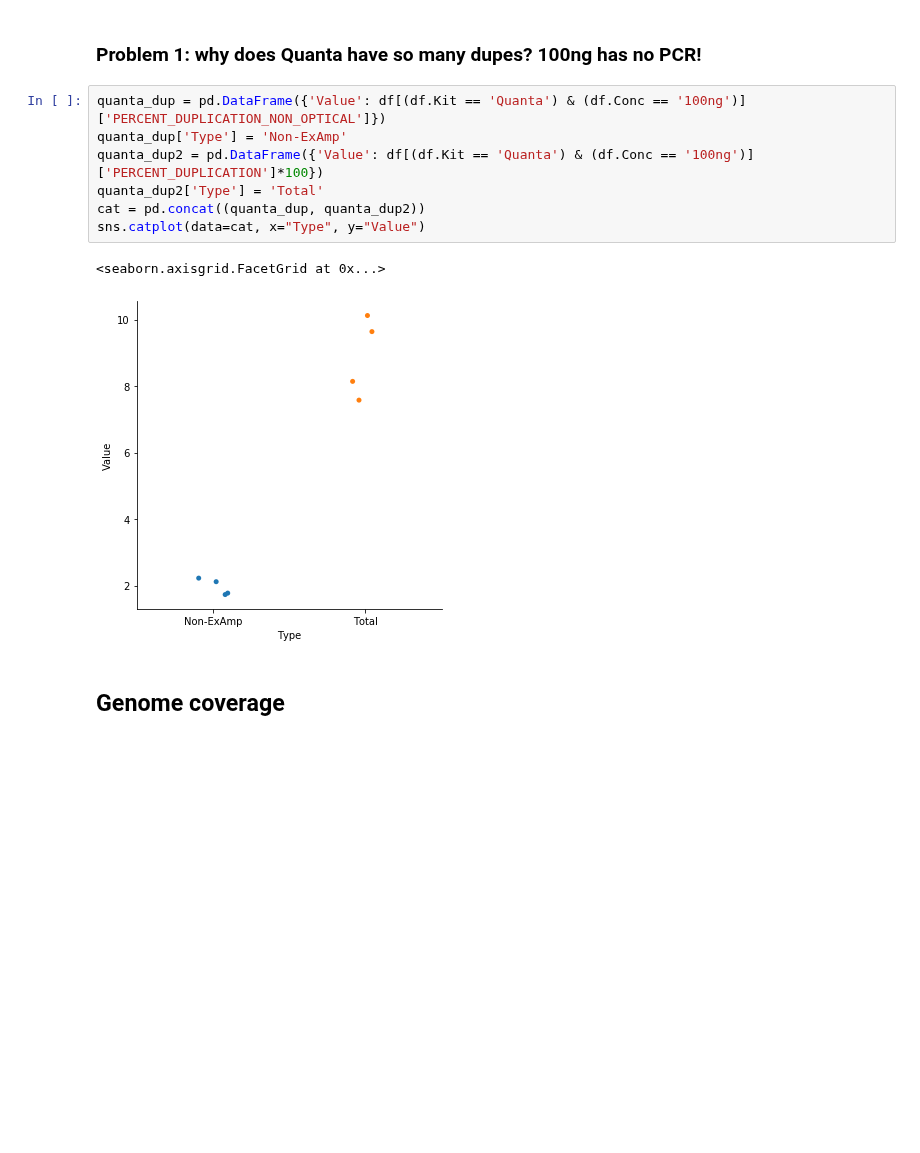
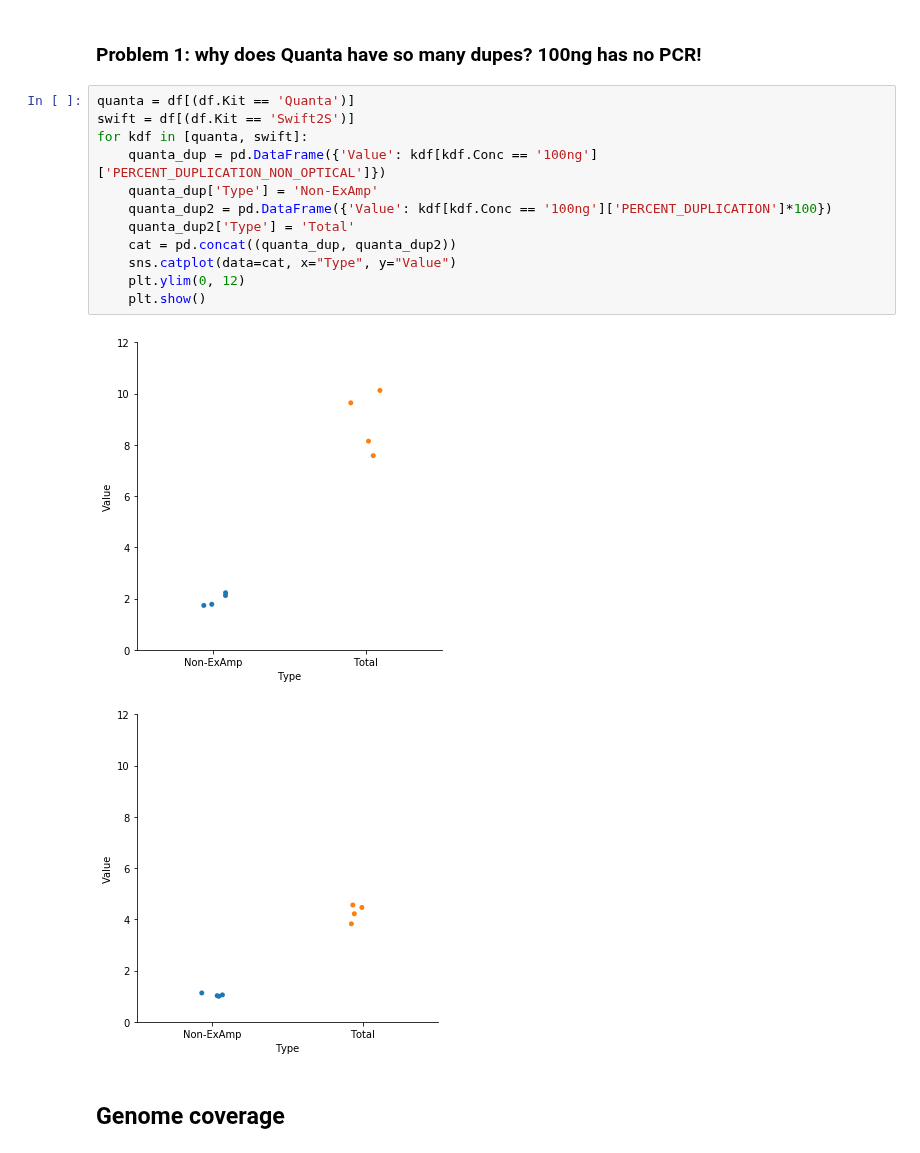
Before and after one commit to fa2k/comparison, a Jupyter notebook: Main_analysis.ipynb, the cells around one changed output. Drawn from its saved outputs; the diff is of its cells as text; blank space fills up the shorter version.

Commit message:
added a plot

```diff
--- a/Main_analysis.ipynb
+++ b/Main_analysis.ipynb
@@ -473,15 +473,20 @@ plt.savefig("plots/non_optical_duplicates.pdf")
 # %% [markdown]
 ### Problem 1: why does Quanta have so many dupes? 100ng has no PCR!
 # %%
-quanta_dup = pd.DataFrame({'Value': df[(df.Kit == 'Quanta') & (df.Conc == '100ng')]['PERCENT_DUPLICATION_NON_OPTICAL']})
-quanta_dup['Type'] = 'Non-ExAmp'
-quanta_dup2 = pd.DataFrame({'Value': df[(df.Kit == 'Quanta') & (df.Conc == '100ng')]['PERCENT_DUPLICATION']*100})
-quanta_dup2['Type'] = 'Total'
-cat = pd.concat((quanta_dup, quanta_dup2))
-sns.catplot(data=cat, x="Type", y="Value")
+quanta = df[(df.Kit == 'Quanta')]
+swift = df[(df.Kit == 'Swift2S')]
+for kdf in [quanta, swift]:
+    quanta_dup = pd.DataFrame({'Value': kdf[kdf.Conc == '100ng']['PERCENT_DUPLICATION_NON_OPTICAL']})
+    quanta_dup['Type'] = 'Non-ExAmp'
+    quanta_dup2 = pd.DataFrame({'Value': kdf[kdf.Conc == '100ng']['PERCENT_DUPLICATION']*100})
+    quanta_dup2['Type'] = 'Total'
+    cat = pd.concat((quanta_dup, quanta_dup2))
+    sns.catplot(data=cat, x="Type", y="Value")
+    plt.ylim(0, 12)
+    plt.show()
 # %% [output]
-<seaborn.axisgrid.FacetGrid at 0x...>
-[figure, old version]
+[figure, new version]
+[figure, added]
 # %% [markdown]
 ## Genome coverage
 # %% [markdown]
```
